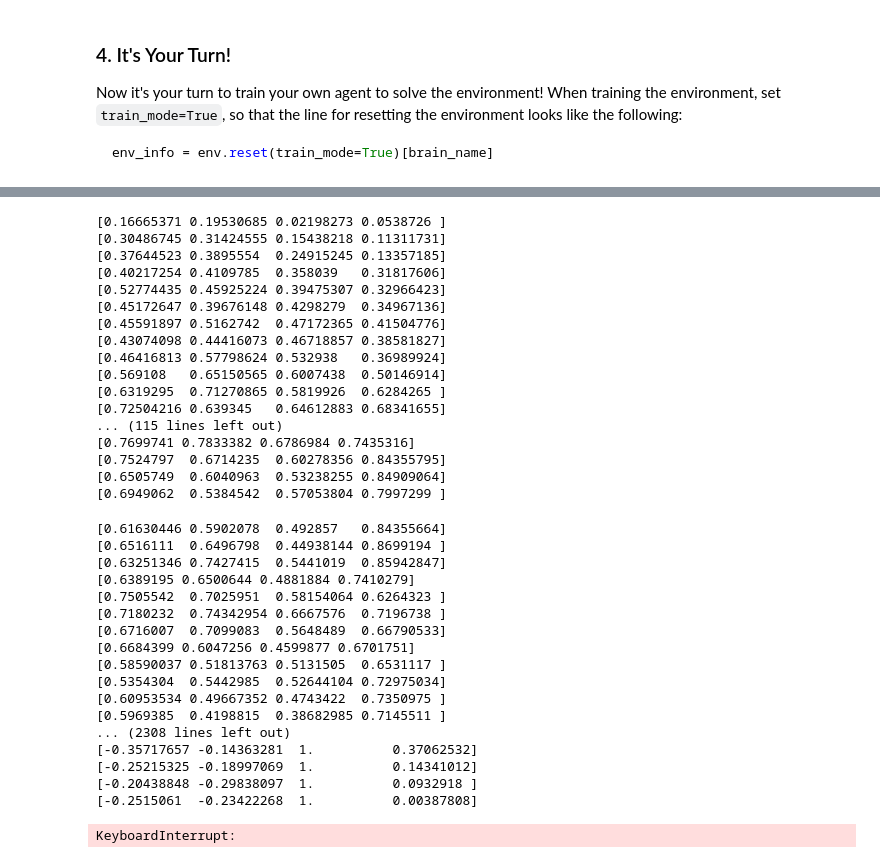
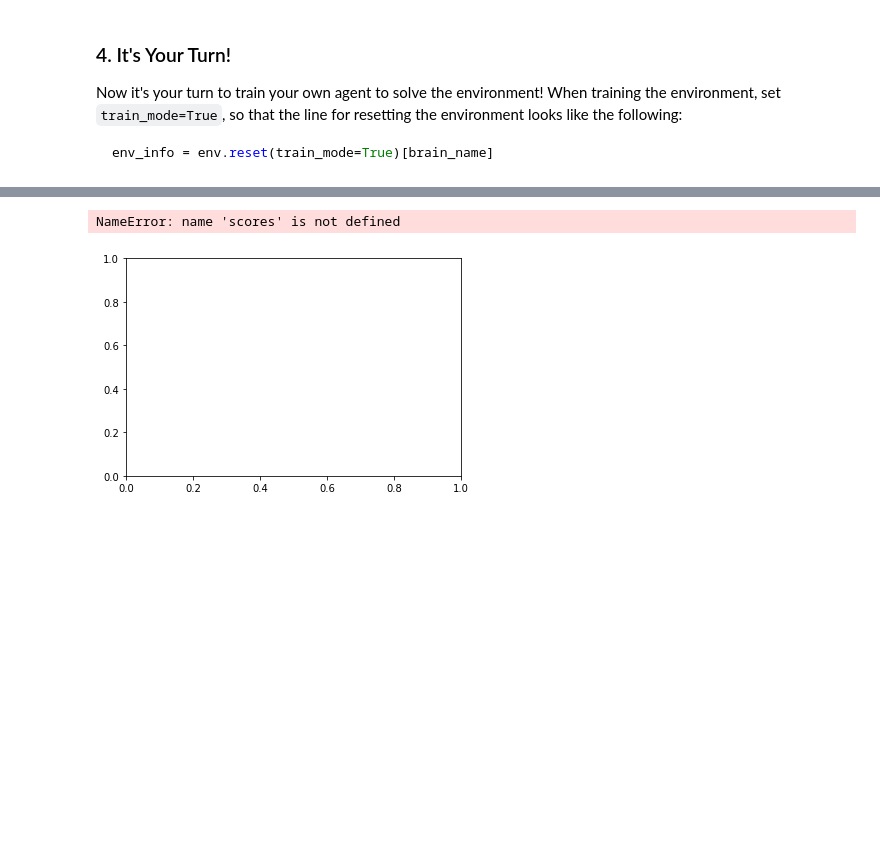
Before and after one commit to RamtinRassoli/drlnd-continuous-control, a Jupyter notebook: Reacher.ipynb, the cells around one changed output, grey strips where cells are left out. Cells and saved outputs as stored; diff of their text form; code cells hidden in the pictures; blank space fills up the shorter version.

```diff
--- a/Reacher.ipynb
+++ b/Reacher.ipynb
@@ -169,45 +171,10 @@ agent = Agent(state_size=state_size, action_size=action_size, random_seed=2)
 # %%
-scores = ddpg()
-
 fig = plt.figure()
 ax = fig.add_subplot(111)
 plt.plot(np.arange(1, len(scores)+1), scores)
 plt.ylabel('Score')
 plt.xlabel('Episode #')
 plt.show()
 # %% [output]
-[0.16665371 0.19530685 0.02198273 0.0538726 ]
-[0.30486745 0.31424555 0.15438218 0.11311731]
-[0.37644523 0.3895554  0.24915245 0.13357185]
-[0.40217254 0.4109785  0.358039   0.31817606]
-[0.52774435 0.45925224 0.39475307 0.32966423]
-[0.45172647 0.39676148 0.4298279  0.34967136]
-[0.45591897 0.5162742  0.47172365 0.41504776]
-[0.43074098 0.44416073 0.46718857 0.38581827]
-[0.46416813 0.57798624 0.532938   0.36989924]
-[0.569108   0.65150565 0.6007438  0.50146914]
-[0.6319295  0.71270865 0.5819926  0.6284265 ]
-[0.72504216 0.639345   0.64612883 0.68341655]
-... (115 lines left out)
-[0.7699741 0.7833382 0.6786984 0.7435316]
-[0.7524797  0.6714235  0.60278356 0.84355795]
-[0.6505749  0.6040963  0.53238255 0.84909064]
-[0.6949062  0.5384542  0.57053804 0.7997299 ]
+NameError: name 'scores' is not defined
-[0.61630446 0.5902078  0.492857   0.84355664]
-[0.6516111  0.6496798  0.44938144 0.8699194 ]
-[0.63251346 0.7427415  0.5441019  0.85942847]
-[0.6389195 0.6500644 0.4881884 0.7410279]
-[0.7505542  0.7025951  0.58154064 0.6264323 ]
-[0.7180232  0.74342954 0.6667576  0.7196738 ]
-[0.6716007  0.7099083  0.5648489  0.66790533]
-[0.6684399 0.6047256 0.4599877 0.6701751]
-[0.58590037 0.51813763 0.5131505  0.6531117 ]
-[0.5354304  0.5442985  0.52644104 0.72975034]
-[0.60953534 0.49667352 0.4743422  0.7350975 ]
-[0.5969385  0.4198815  0.38682985 0.7145511 ]
-... (2308 lines left out)
-[-0.35717657 -0.14363281  1.          0.37062532]
-[-0.25215325 -0.18997069  1.          0.14341012]
-[-0.20438848 -0.29838097  1.          0.0932918 ]
-[-0.2515061  -0.23422268  1.          0.00387808]
-KeyboardInterrupt:
+[figure, added]
```
Also changed, not shown: parts of 8 cells of this notebook, 2 other files.
